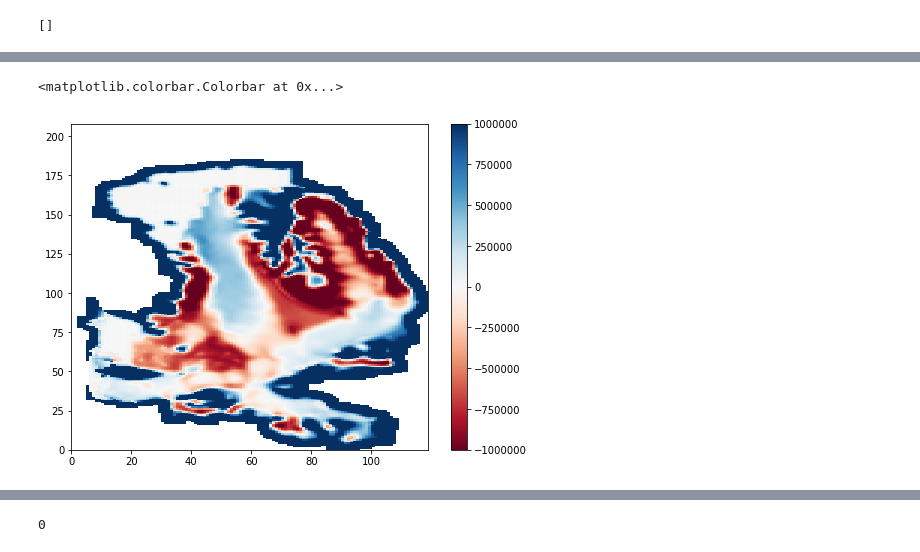
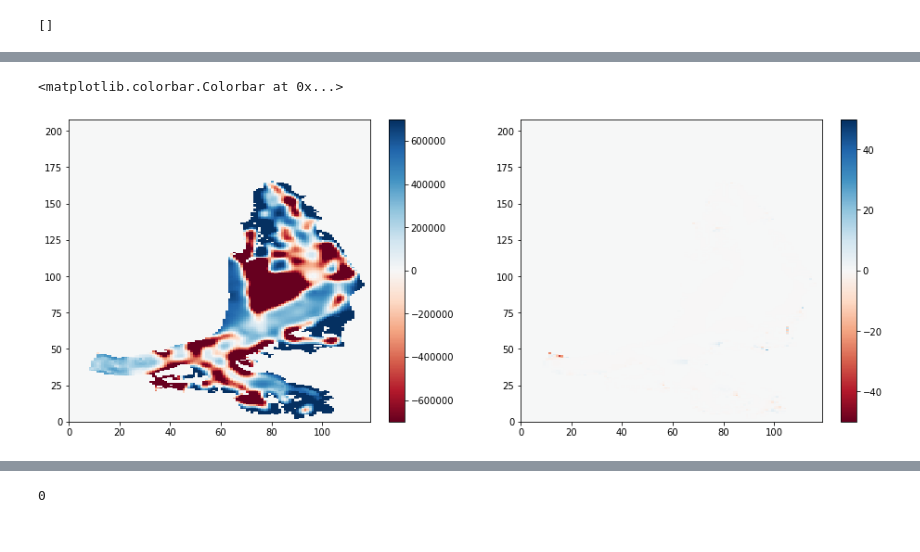
Before and after one commit to hahohe1892/thick_inv, a Jupyter notebook: auto_analysis.ipynb, the cells around one changed output, grey strips where cells are left out. Cells and saved outputs as stored; diff of their text form; code cells hidden in the pictures.

Commit message:
two runs for 5000 it with Adrians and Jacks velocity; only modelling Kronebreen

```diff
--- a/auto_analysis.ipynb
+++ b/auto_analysis.ipynb
@@ -21,7 +21,7 @@ import pandas as pd
 import scipy.io
 from model import *
 # %%
-with open('./auto_data/KK_auto_1420_it_parameters.p_friction_500_it_parameters.delta_surf_0.05__0.pkl', 'rb') as inp:
+with open('./auto_data/Kronebreen_auto_1420_it_parameters.p_friction_1000_it_fields.vel_mes_it_parameters.pmax_5000__0.pkl', 'rb') as inp:
     md = pickle.load(inp)
 # %%
 print(md.warnings)
@@ -66,12 +133,15 @@ fig.colorbar(field)
 # %%
 nc_field = 'velsurf_mag'
-fig, ax = plt.subplots(figsize = (8,6))
-field = ax.pcolor((500+md.it_fields.B_init)*1e3-md.it_fields.tauc_rec, vmin = -1e6, vmax = 1e6, cmap='RdBu')
-#field = ax.pcolor(data.x)
-fig.colorbar(field, ax = ax)
+fig, ax = plt.subplots(1,2,figsize = (16,6))
+field = ax[0].pcolor((md.series.tauc_recs[0]-md.series.tauc_recs[-1])*data.mask_Kr, vmin = -7e5, vmax = 7e5, cmap='RdBu')
+#field1 = ax[1].pcolor((md.it_products.vel_mismatch)*data.mask_Kr, cmap='RdBu', vmin = -.5, vmax=.5)
+field1 = ax[1].pcolor((md.series.B_rec_all[-1] - md.series.B_rec_all[-350])*data.mask_Kr,cmap='RdBu', vmin = -50, vmax=50)
+#field1 = ax[1].pcolor((bla)*np.minimum(md.it_fields.vel_mes,1)*md.it_fields.mask, cmap='RdBu', vmin = -.5, vmax=.5)
+fig.colorbar(field, ax = ax[0])
+fig.colorbar(field1, ax = ax[1])
 # %% [output]
 <matplotlib.colorbar.Colorbar at 0x...>
-[figure, old version]
+[figure, new version]
 # %%
 vel_ser = []
 for i in range(len(md.series.B_rec_all)):
```
Also changed, not shown: parts of 36 cells of this notebook, 2 other files.
